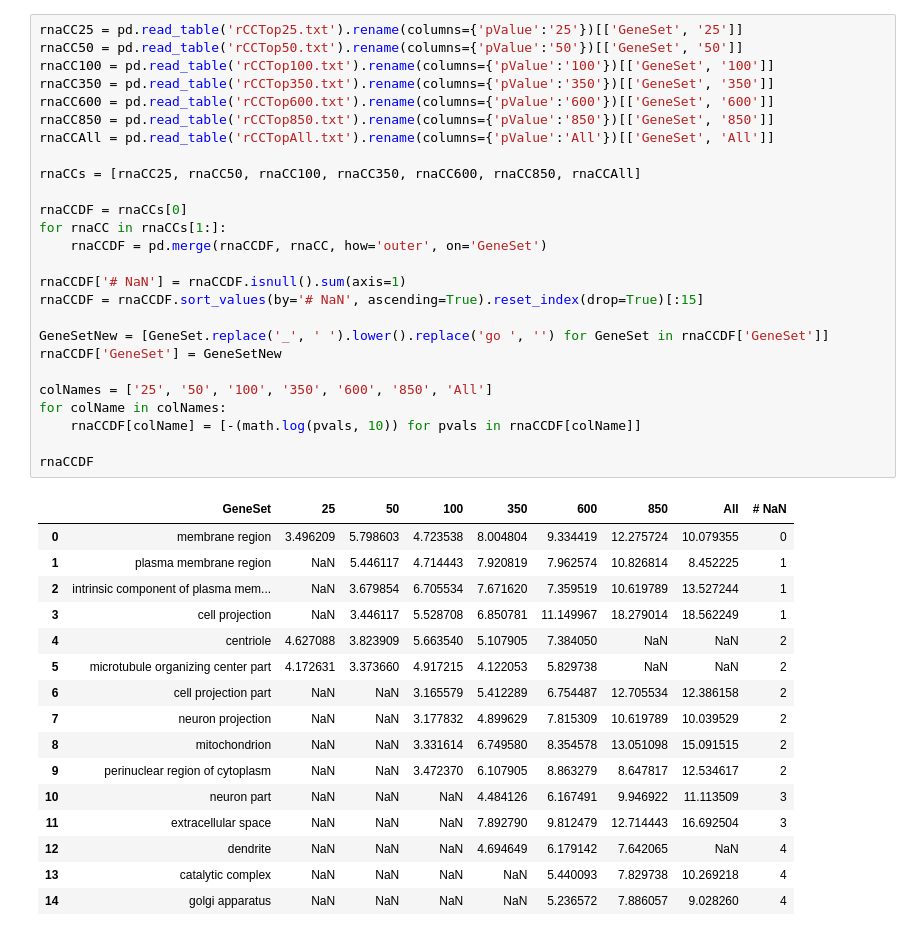
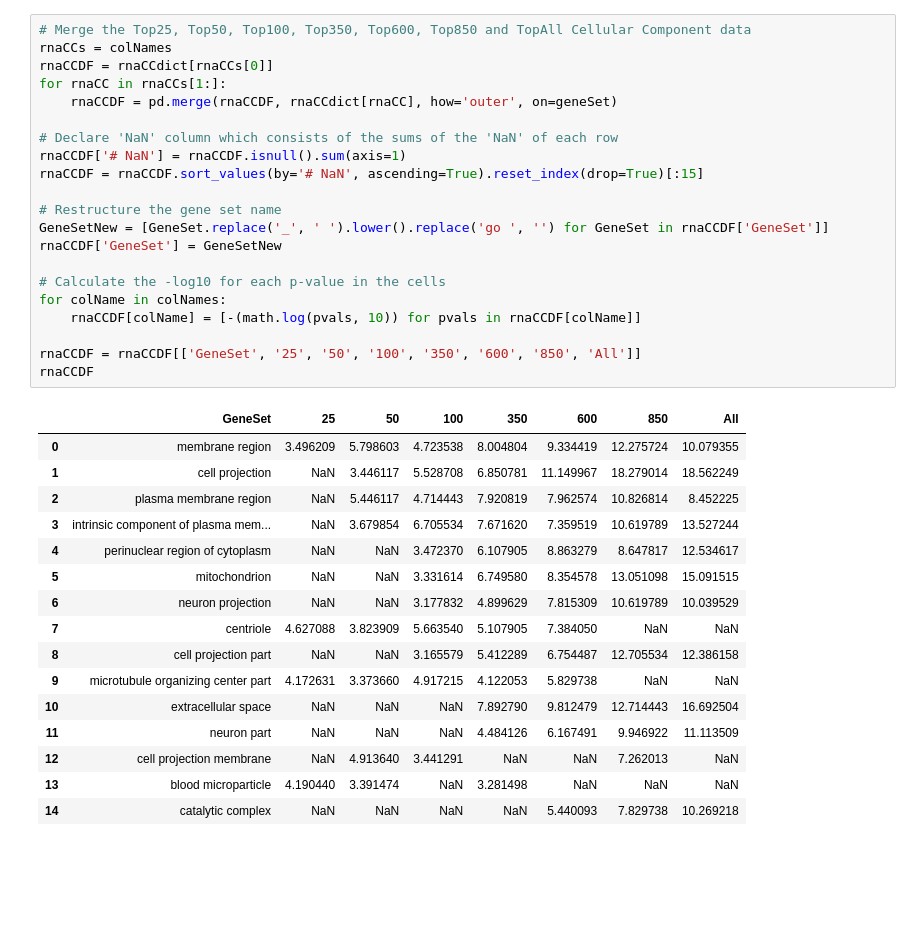
Before and after one commit to J-Wengler/winter-internship-2017, a Jupyter notebook: src/RNA-Seq Genes GO Enrichment Analysis.ipynb, the cells around one changed output. Drawn from its saved outputs; the diff is of its cells as text; blank space fills up the shorter version.

```diff
--- a/src/RNA-Seq Genes GO Enrichment Analysis.ipynb
+++ b/src/RNA-Seq Genes GO Enrichment Analysis.ipynb
@@ -66,44 +84,39 @@ sns.heatmap(rnaBPDF.ix[:, 1:-1], cmap="YlOrRd", yticklabels=list(rnaBPDF['GeneSe
 # %%
-rnaCC25 = pd.read_table('rCCTop25.txt').rename(columns={'pValue':'25'})[['GeneSet', '25']]
-rnaCC50 = pd.read_table('rCCTop50.txt').rename(columns={'pValue':'50'})[['GeneSet', '50']]
-rnaCC100 = pd.read_table('rCCTop100.txt').rename(columns={'pValue':'100'})[['GeneSet', '100']]
-rnaCC350 = pd.read_table('rCCTop350.txt').rename(columns={'pValue':'350'})[['GeneSet', '350']]
-rnaCC600 = pd.read_table('rCCTop600.txt').rename(columns={'pValue':'600'})[['GeneSet', '600']]
-rnaCC850 = pd.read_table('rCCTop850.txt').rename(columns={'pValue':'850'})[['GeneSet', '850']]
-rnaCCAll = pd.read_table('rCCTopAll.txt').rename(columns={'pValue':'All'})[['GeneSet', 'All']]
+# Merge the Top25, Top50, Top100, Top350, Top600, Top850 and TopAll Cellular Component data
+rnaCCs = colNames
+rnaCCDF = rnaCCdict[rnaCCs[0]]
+for rnaCC in rnaCCs[1:]:
+    rnaCCDF = pd.merge(rnaCCDF, rnaCCdict[rnaCC], how='outer', on=geneSet)
 
-rnaCCs = [rnaCC25, rnaCC50, rnaCC100, rnaCC350, rnaCC600, rnaCC850, rnaCCAll]
-
-rnaCCDF = rnaCCs[0]
-for rnaCC in rnaCCs[1:]:
-    rnaCCDF = pd.merge(rnaCCDF, rnaCC, how='outer', on='GeneSet')
-
+# Declare 'NaN' column which consists of the sums of the 'NaN' of each row
 rnaCCDF['# NaN'] = rnaCCDF.isnull().sum(axis=1)
 rnaCCDF = rnaCCDF.sort_values(by='# NaN', ascending=True).reset_index(drop=True)[:15]
 
+# Restructure the gene set name
 GeneSetNew = [GeneSet.replace('_', ' ').lower().replace('go ', '') for GeneSet in rnaCCDF['GeneSet']]
 rnaCCDF['GeneSet'] = GeneSetNew
 
-colNames = ['25', '50', '100', '350', '600', '850', 'All']
+# Calculate the -log10 for each p-value in the cells
 for colName in colNames:
     rnaCCDF[colName] = [-(math.log(pvals, 10)) for pvals in rnaCCDF[colName]]
 
+rnaCCDF = rnaCCDF[['GeneSet', '25', '50', '100', '350', '600', '850', 'All']]
 rnaCCDF
 # %% [output]
-|  | GeneSet | 25 | 50 | 100 | 350 | 600 | 850 | All | # NaN |
-| 0 | membrane region | 3.496209 | 5.798603 | 4.723538 | 8.004804 | 9.334419 | 12.275724 | 10.079355 | 0 |
-| 1 | plasma membrane region | NaN | 5.446117 | 4.714443 | 7.920819 | 7.962574 | 10.826814 | 8.452225 | 1 |
-| 2 | intrinsic component of plasma mem... | NaN | 3.679854 | 6.705534 | 7.671620 | 7.359519 | 10.619789 | 13.527244 | 1 |
-| 3 | cell projection | NaN | 3.446117 | 5.528708 | 6.850781 | 11.149967 | 18.279014 | 18.562249 | 1 |
-| 4 | centriole | 4.627088 | 3.823909 | 5.663540 | 5.107905 | 7.384050 | NaN | NaN | 2 |
-| 5 | microtubule organizing center part | 4.172631 | 3.373660 | 4.917215 | 4.122053 | 5.829738 | NaN | NaN | 2 |
-| 6 | cell projection part | NaN | NaN | 3.165579 | 5.412289 | 6.754487 | 12.705534 | 12.386158 | 2 |
-| 7 | neuron projection | NaN | NaN | 3.177832 | 4.899629 | 7.815309 | 10.619789 | 10.039529 | 2 |
-| 8 | mitochondrion | NaN | NaN | 3.331614 | 6.749580 | 8.354578 | 13.051098 | 15.091515 | 2 |
-| 9 | perinuclear region of cytoplasm | NaN | NaN | 3.472370 | 6.107905 | 8.863279 | 8.647817 | 12.534617 | 2 |
-| 10 | neuron part | NaN | NaN | NaN | 4.484126 | 6.167491 | 9.946922 | 11.113509 | 3 |
-| 11 | extracellular space | NaN | NaN | NaN | 7.892790 | 9.812479 | 12.714443 | 16.692504 | 3 |
-| 12 | dendrite | NaN | NaN | NaN | 4.694649 | 6.179142 | 7.642065 | NaN | 4 |
-| 13 | catalytic complex | NaN | NaN | NaN | NaN | 5.440093 | 7.829738 | 10.269218 | 4 |
-| 14 | golgi apparatus | NaN | NaN | NaN | NaN | 5.236572 | 7.886057 | 9.028260 | 4 |
+|  | GeneSet | 25 | 50 | 100 | 350 | 600 | 850 | All |
+| 0 | membrane region | 3.496209 | 5.798603 | 4.723538 | 8.004804 | 9.334419 | 12.275724 | 10.079355 |
+| 1 | cell projection | NaN | 3.446117 | 5.528708 | 6.850781 | 11.149967 | 18.279014 | 18.562249 |
+| 2 | plasma membrane region | NaN | 5.446117 | 4.714443 | 7.920819 | 7.962574 | 10.826814 | 8.452225 |
+| 3 | intrinsic component of plasma mem... | NaN | 3.679854 | 6.705534 | 7.671620 | 7.359519 | 10.619789 | 13.527244 |
+| 4 | perinuclear region of cytoplasm | NaN | NaN | 3.472370 | 6.107905 | 8.863279 | 8.647817 | 12.534617 |
+| 5 | mitochondrion | NaN | NaN | 3.331614 | 6.749580 | 8.354578 | 13.051098 | 15.091515 |
+| 6 | neuron projection | NaN | NaN | 3.177832 | 4.899629 | 7.815309 | 10.619789 | 10.039529 |
+| 7 | centriole | 4.627088 | 3.823909 | 5.663540 | 5.107905 | 7.384050 | NaN | NaN |
+| 8 | cell projection part | NaN | NaN | 3.165579 | 5.412289 | 6.754487 | 12.705534 | 12.386158 |
+| 9 | microtubule organizing center part | 4.172631 | 3.373660 | 4.917215 | 4.122053 | 5.829738 | NaN | NaN |
+| 10 | extracellular space | NaN | NaN | NaN | 7.892790 | 9.812479 | 12.714443 | 16.692504 |
+| 11 | neuron part | NaN | NaN | NaN | 4.484126 | 6.167491 | 9.946922 | 11.113509 |
+| 12 | cell projection membrane | NaN | 4.913640 | 3.441291 | NaN | NaN | 7.262013 | NaN |
+| 13 | blood microparticle | 4.190440 | 3.391474 | NaN | 3.281498 | NaN | NaN | NaN |
+| 14 | catalytic complex | NaN | NaN | NaN | NaN | 5.440093 | 7.829738 | 10.269218 |
 # %%
```
Also changed, not shown: parts of 11 cells of this notebook.
